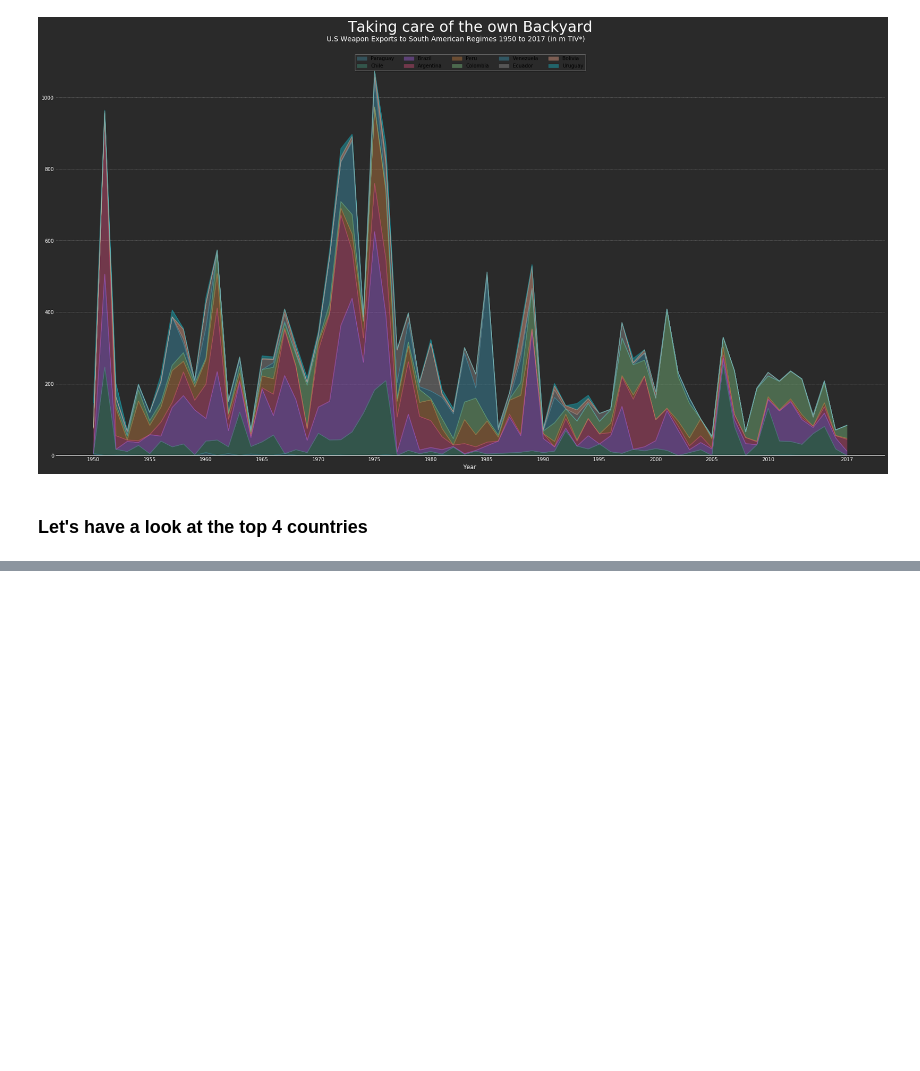
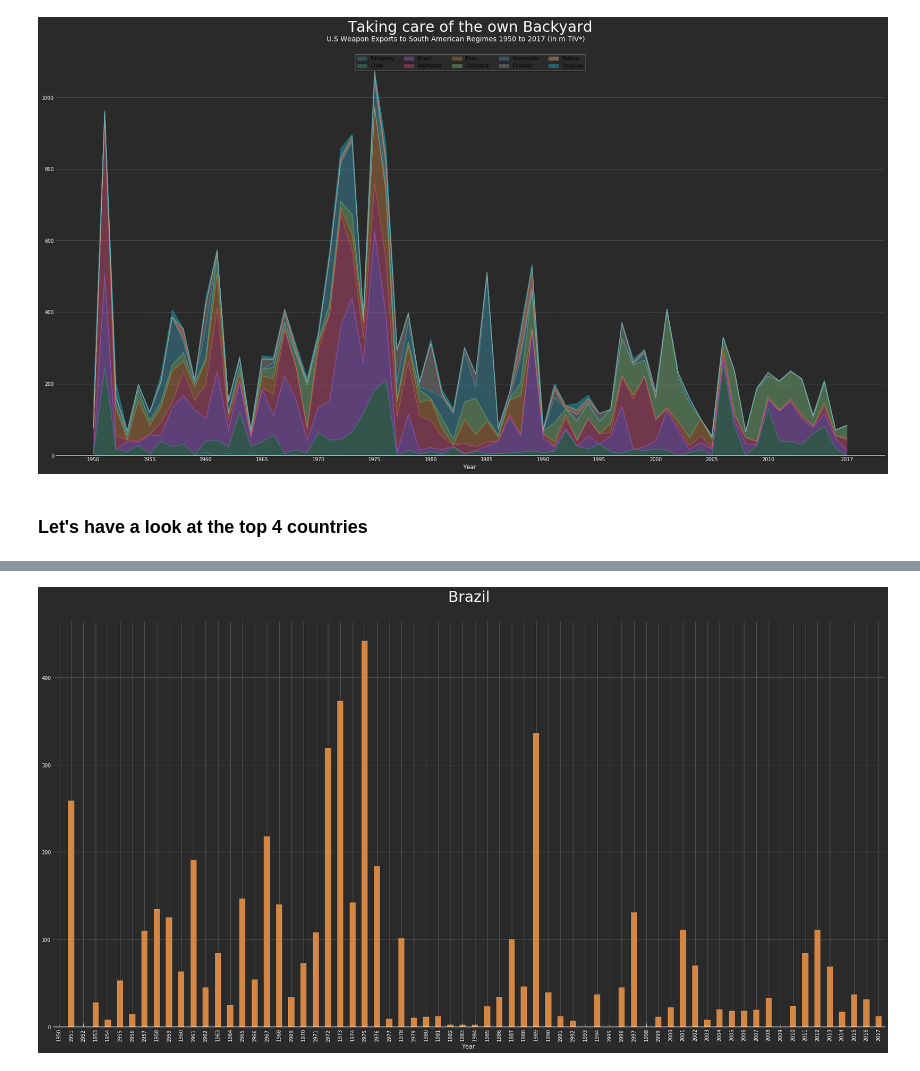
Before and after one commit to benbitoun/data-studio, a Jupyter notebook: Code/03-Gods_of_War_project/US weapons 2017.ipynb, the cells around one changed output, grey strips where cells are left out. Saved outputs shown, nothing was run; the diff lists cells and outputs as text; code cells hidden in the pictures; blank space fills up the shorter version.

```diff
--- a/Code/03-Gods_of_War_project/US weapons 2017.ipynb
+++ b/Code/03-Gods_of_War_project/US weapons 2017.ipynb
@@ -863,0 +1014,18 @@ plt.savefig('sa_4in1_total_area.png', transparent=False, bbox_inches='tight')
+# %%
+#Brazil:
+ax = s_america[['Brazil', 'Year']].plot( kind='bar', stacked=True, x='Year', legend=False, figsize=(30,15), lw='3')
+ax.set_title("Brazil", pad=40, fontsize=30, color='white')
+
+ax.spines['bottom'].set_color('white')
+ax.spines['left'].set_color('white')
+ax.spines['top'].set_color('white')
+ax.xaxis.label.set_color('white')
+ax.yaxis.label.set_color('white')
+ax.tick_params(axis='x', colors='white')
+ax.tick_params(axis='y', colors='white')
+
+#Save
+plt.savefig('brazil_barchart.pdf', transparent=False, bbox_inches='tight', facecolor=fig.get_facecolor())
+plt.savefig('brazil_barchart.png', transparent=False, bbox_inches='tight', facecolor=fig.get_facecolor())
+# %% [output]
+[figure, added]
```
Also changed, not shown: parts of 16 cells of this notebook, 50 other files.
